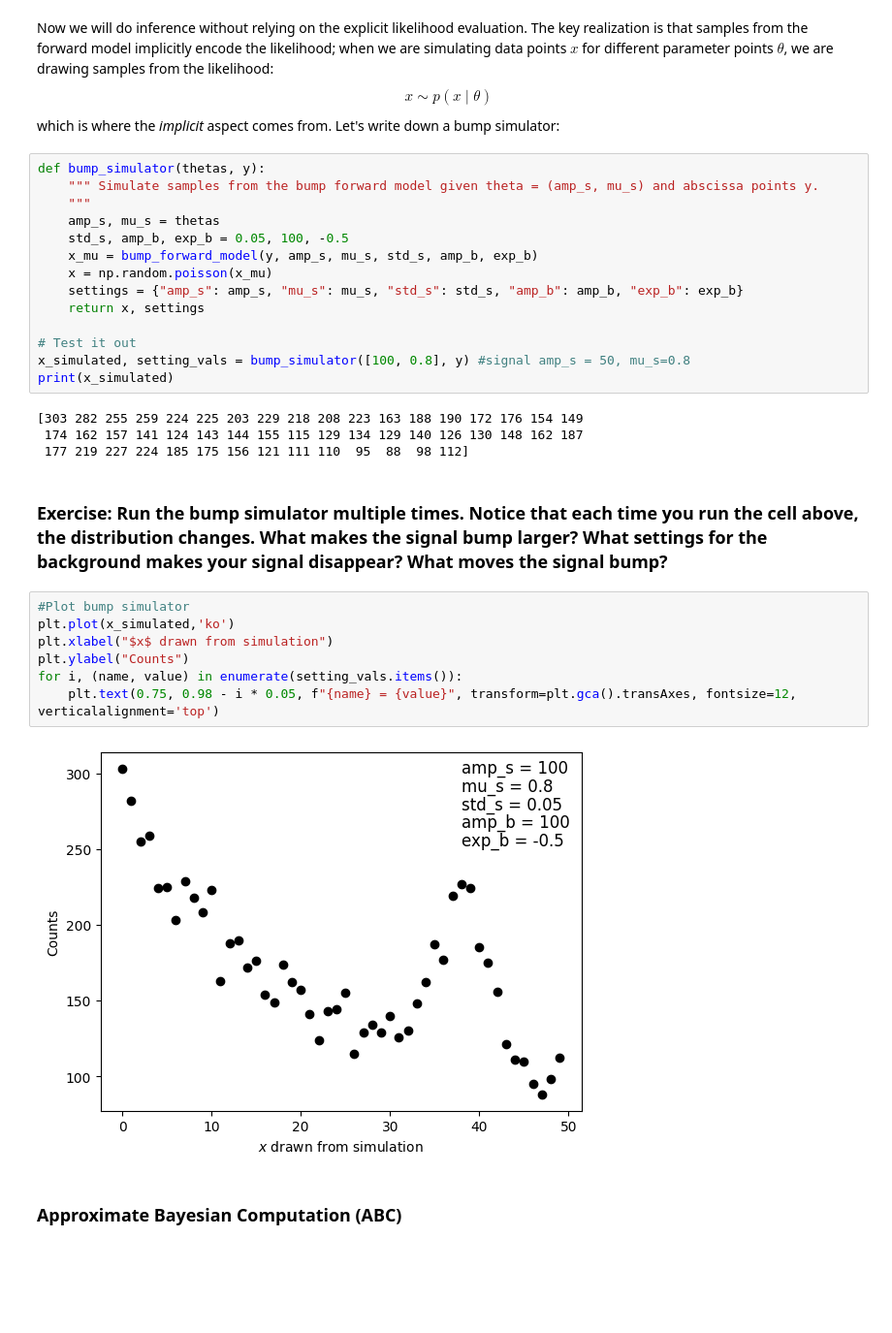
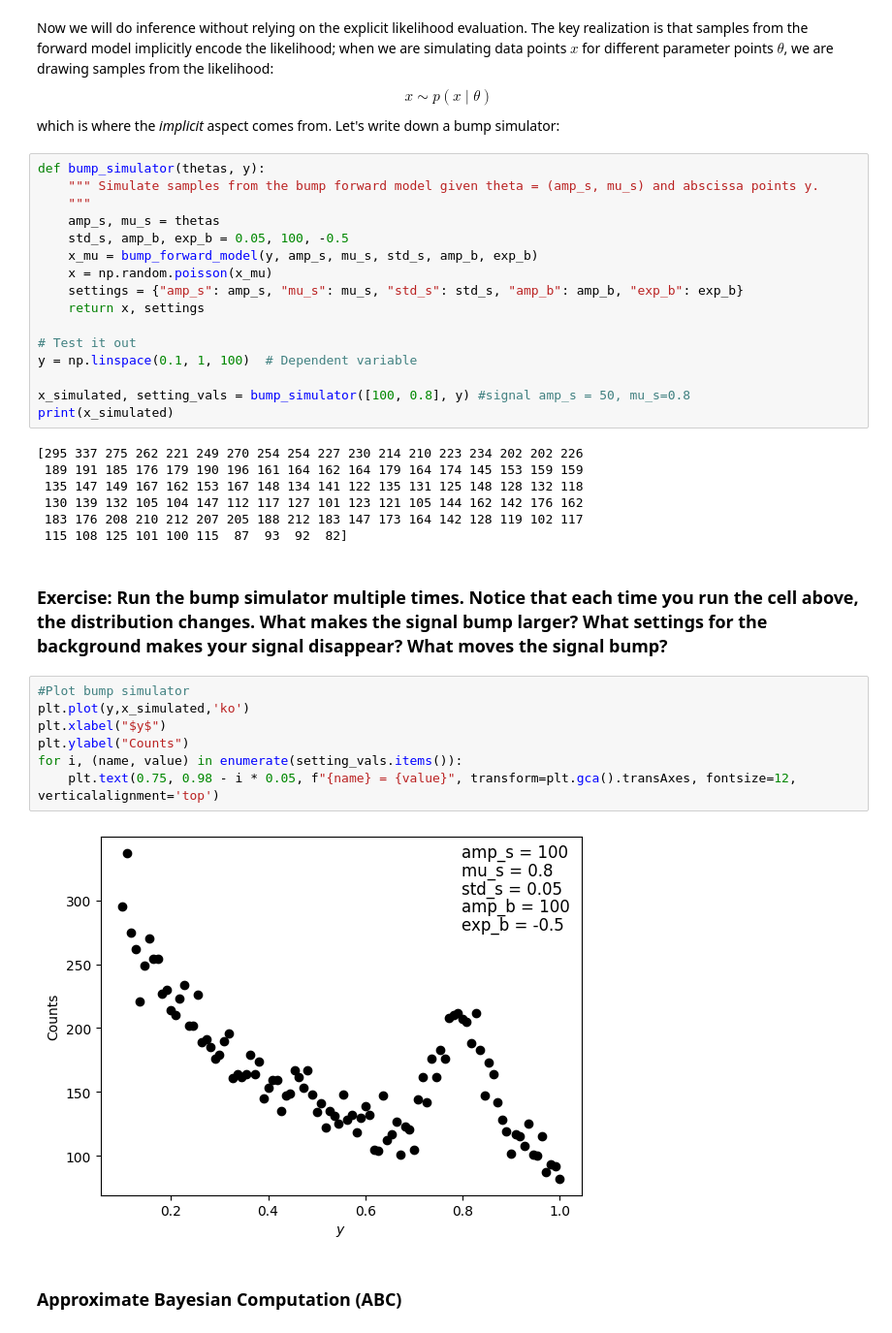
Before and after one commit to jessimic/sbi-tutorial-iaifi, a Jupyter notebook: tutorial.ipynb, the cells around one changed output. Shown at 97% size. Saved outputs shown, nothing was run; the diff lists cells and outputs as text; blank space fills up the shorter version.

```diff
--- a/tutorial.ipynb
+++ b/tutorial.ipynb
@@ -211,23 +208,28 @@ def bump_simulator(thetas, y):
     return x, settings
 
 # Test it out
+y = np.linspace(0.1, 1, 100)  # Dependent variable
+
 x_simulated, setting_vals = bump_simulator([100, 0.8], y) #signal amp_s = 50, mu_s=0.8
 print(x_simulated)
 # %% [output]
-[303 282 255 259 224 225 203 229 218 208 223 163 188 190 172 176 154 149
- 174 162 157 141 124 143 144 155 115 129 134 129 140 126 130 148 162 187
- 177 219 227 224 185 175 156 121 111 110  95  88  98 112]
+[295 337 275 262 221 249 270 254 254 227 230 214 210 223 234 202 202 226
+ 189 191 185 176 179 190 196 161 164 162 164 179 164 174 145 153 159 159
+ 135 147 149 167 162 153 167 148 134 141 122 135 131 125 148 128 132 118
+ 130 139 132 105 104 147 112 117 127 101 123 121 105 144 162 142 176 162
+ 183 176 208 210 212 207 205 188 212 183 147 173 164 142 128 119 102 117
+ 115 108 125 101 100 115  87  93  92  82]
 # %% [markdown]
 ### Exercise: Run the bump simulator multiple times. Notice that each time you run the cell above, the distribution changes. What makes the signal bump larger? What settings for the background makes your signal disappear? What moves the signal bump?
 # %%
 #Plot bump simulator
-plt.plot(x_simulated,'ko')
-plt.xlabel("$x$ drawn from simulation")
+plt.plot(y,x_simulated,'ko')
+plt.xlabel("$y$")
 plt.ylabel("Counts")
 for i, (name, value) in enumerate(setting_vals.items()):
     plt.text(0.75, 0.98 - i * 0.05, f"{name} = {value}", transform=plt.gca().transAxes, fontsize=12, verticalalignment='top')
 # %% [output]
-[figure, old version]
+[figure, new version]
 # %% [markdown]
 ### Approximate Bayesian Computation (ABC)
 # %% [markdown]
```
Also changed, not shown: parts of 1 cell of this notebook.
